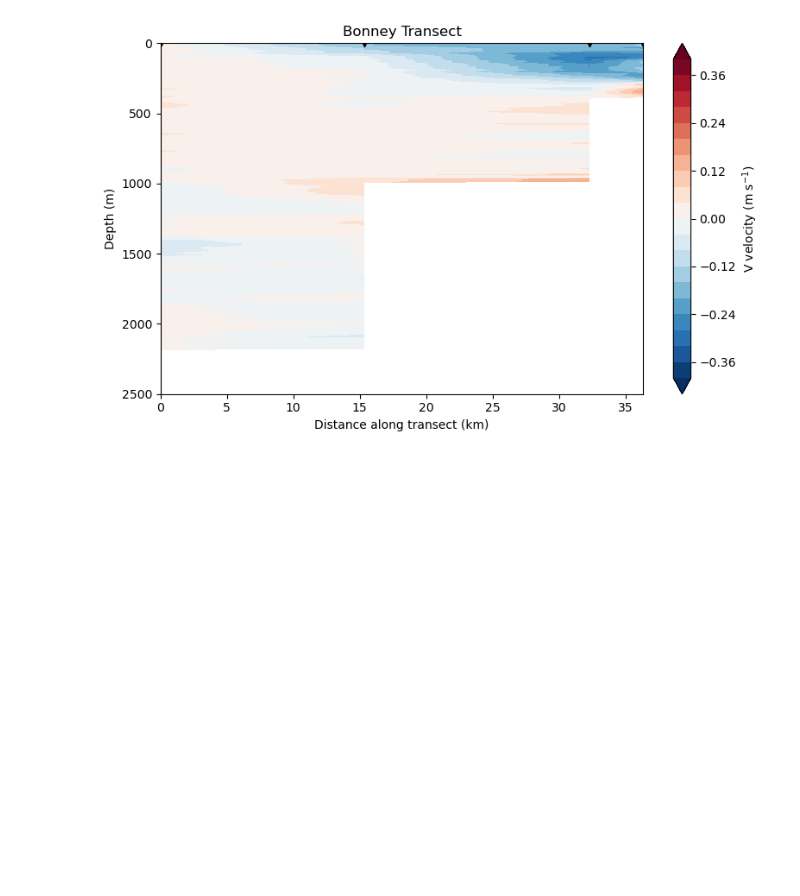
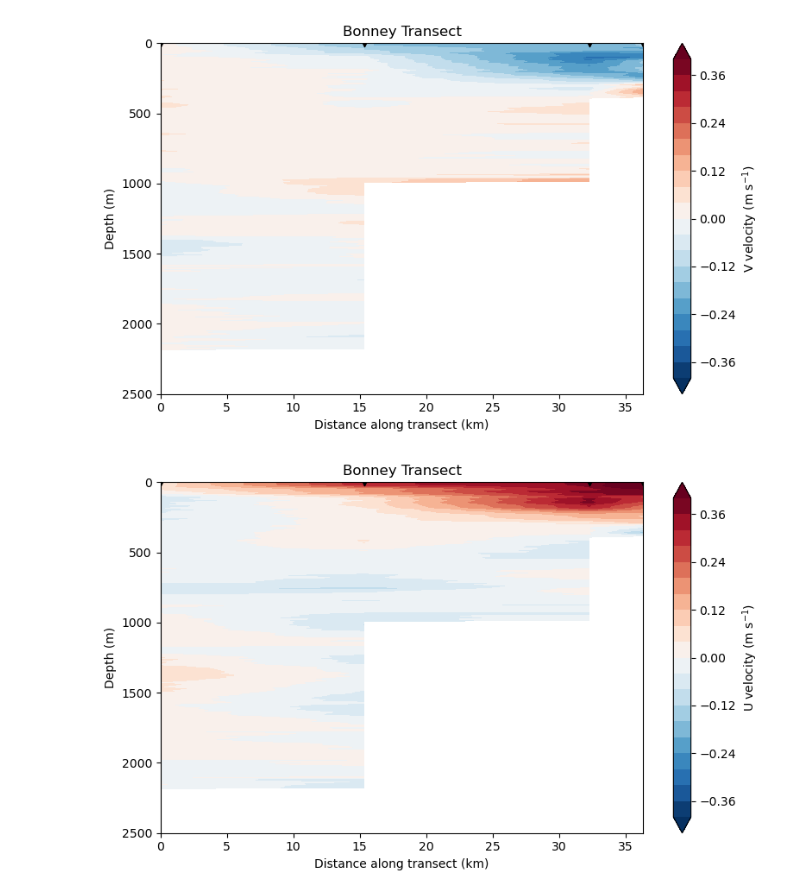
Before and after one commit to ribeiron/CAPSTAN_HAB_work, a Jupyter notebook: Notebooks/Bonney_ADCP_plot.ipynb, the cells around one changed output. Saved outputs shown, nothing was run; the diff lists cells and outputs as text; code cells hidden in the pictures; blank space fills up the shorter version.

```diff
--- a/Notebooks/Bonney_ADCP_plot.ipynb
+++ b/Notebooks/Bonney_ADCP_plot.ipynb
@@ -573,56 +565,41 @@ levels = np.linspace(-0.4, 0.4, 21)
 cf = ax.contourf(
     distance,
     depth,
-    V,
+    U,
     levels=levels,
     cmap="RdBu_r",
     extend="both"
 )
 
-## Contour lines
-#cs = ax.contour(
-#    distance,
-#    depth,
-#    V,
-#    levels=np.linspace(-0.4, 0.4, 11),
-#    colors="k",
-#    linewidths=0.5
-#)
-
-## Add contour labels
-#ax.clabel(
-#    cs,
-#    inline=True,
-#    fontsize=8,
-#    fmt="%.1f"
-#)
 
 # Invert depth axis
 ax.invert_yaxis()
 
 # Limits and labels
 ax.set_ylim(2500, 0)
 
 ax.set_xlabel("Distance along transect (km)")
 ax.set_ylabel("Depth (m)")
 ax.set_title("Bonney Transect")
 
 # Colour bar
 cbar = plt.colorbar(cf, ax=ax)
-cbar.set_label("V velocity (m s$^{-1}$)")
+cbar.set_label("U velocity (m s$^{-1}$)")
 
 # Add station positions
 ax.scatter(
     distance,
     np.zeros_like(distance),
     marker="v",
     color="k",
     zorder=10
 )
 
 plt.savefig(
-    r"C:\Users\nribeiro\OneDrive - University of Tasmania\IMOS Shared Docs\CAPSTAN 2025\CAPSTAN_HAB_work\Figures\LADCP_V_BonneySection.png",
+    r"C:\Users\nribeiro\OneDrive - University of Tasmania\IMOS Shared Docs\CAPSTAN 2025\CAPSTAN_HAB_work\Figures\LADCP_U_BonneySection.png",
     bbox_inches="tight"
 )
 
 plt.tight_layout()
+# %% [output]
+[figure, added]
```
Also changed, not shown: parts of 11 cells of this notebook.
